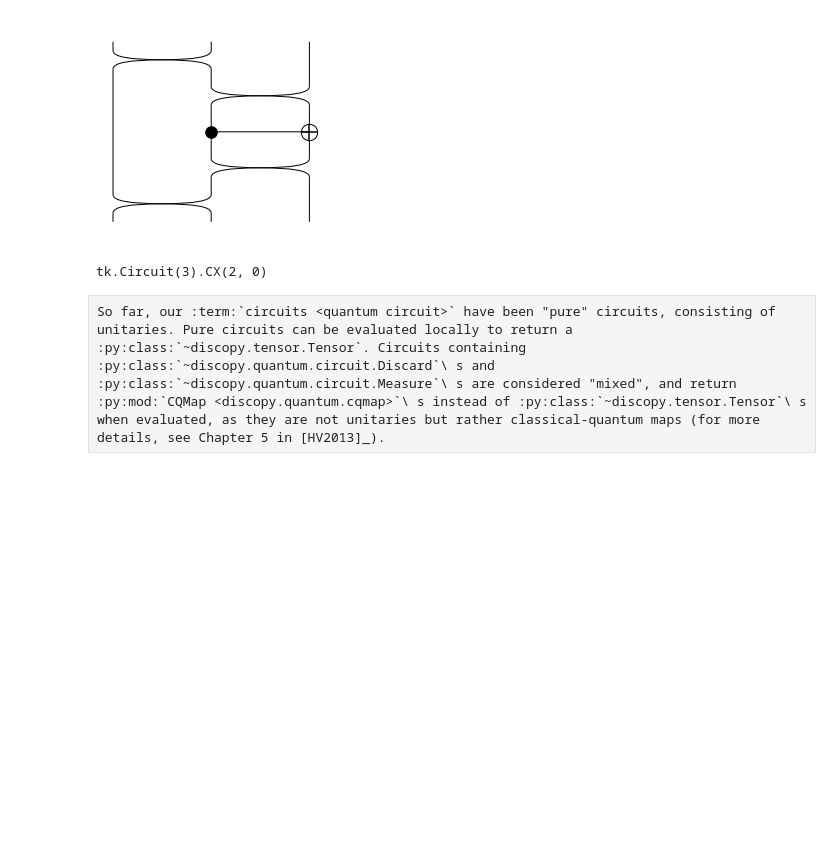
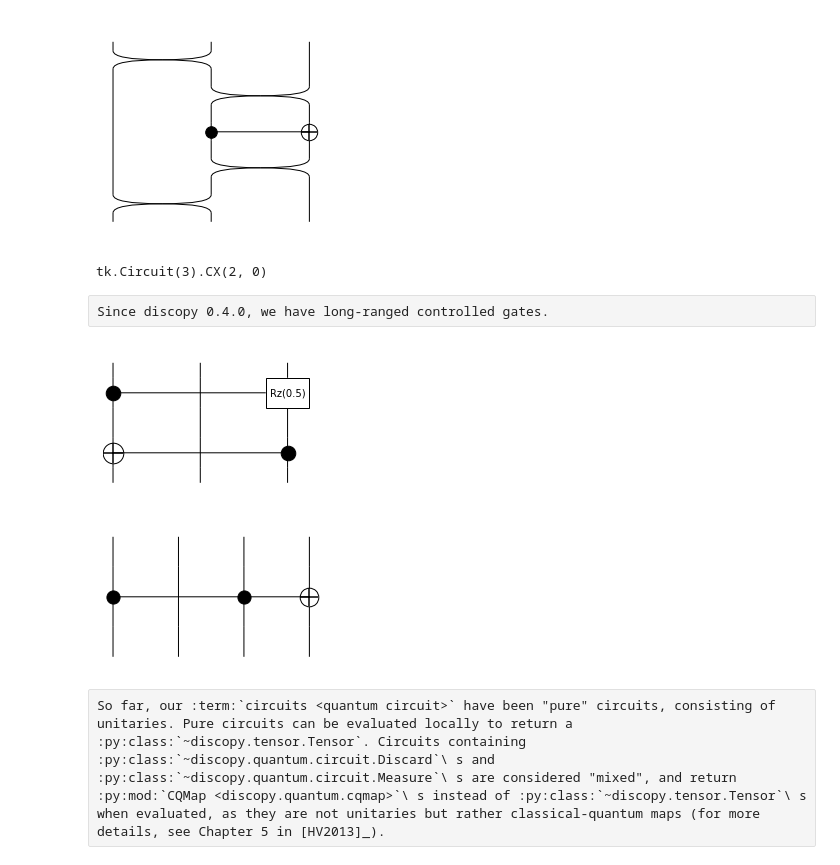
Before and after one commit to blakewilsonquantinuum/lambeq-public, a Jupyter notebook: docs/tutorials/discocat.ipynb, the cells around one changed output. Saved outputs shown, nothing was run; the diff lists cells and outputs as text; code cells hidden in the pictures; blank space fills up the shorter version.

Commit message:
Improve documentation on building diagrams (#215)

```diff
--- a/docs/tutorials/discocat.ipynb
+++ b/docs/tutorials/discocat.ipynb
@@ -341,6 +365,15 @@ circuit1.to_tk()
 # %% [output]
 [figure]
 tk.Circuit(3).CX(2, 0)
+# %% [raw]
+Since discopy 0.4.0, we have long-ranged controlled gates.
+# %%
+from discopy.quantum import Controlled, Rz, X
+(Controlled(Rz(0.5), distance=2) >> Controlled(X, distance=-2)).draw(figsize=(3, 2))
+Controlled(Controlled(X), distance=2).draw(figsize=(3, 2))
+# %% [output]
+[figure, added]
+[figure, added]
 # %% [raw]
 So far, our :term:`circuits <quantum circuit>` have been "pure" circuits, consisting of unitaries. Pure circuits can be evaluated locally to return a :py:class:`~discopy.tensor.Tensor`. Circuits containing :py:class:`~discopy.quantum.circuit.Discard`\ s and :py:class:`~discopy.quantum.circuit.Measure`\ s are considered "mixed", and return :py:mod:`CQMap <discopy.quantum.cqmap>`\ s instead of :py:class:`~discopy.tensor.Tensor`\ s when evaluated, as they are not unitaries but rather classical-quantum maps (for more details, see Chapter 5 in [HV2013]_).
 # %%
```
Also changed, not shown: parts of 3 cells of this notebook, 2 other files.
